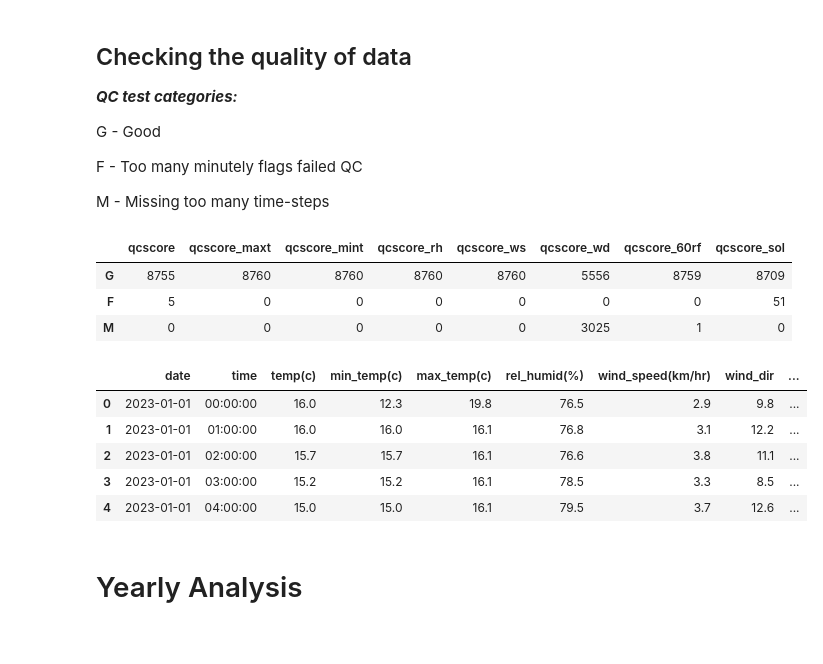
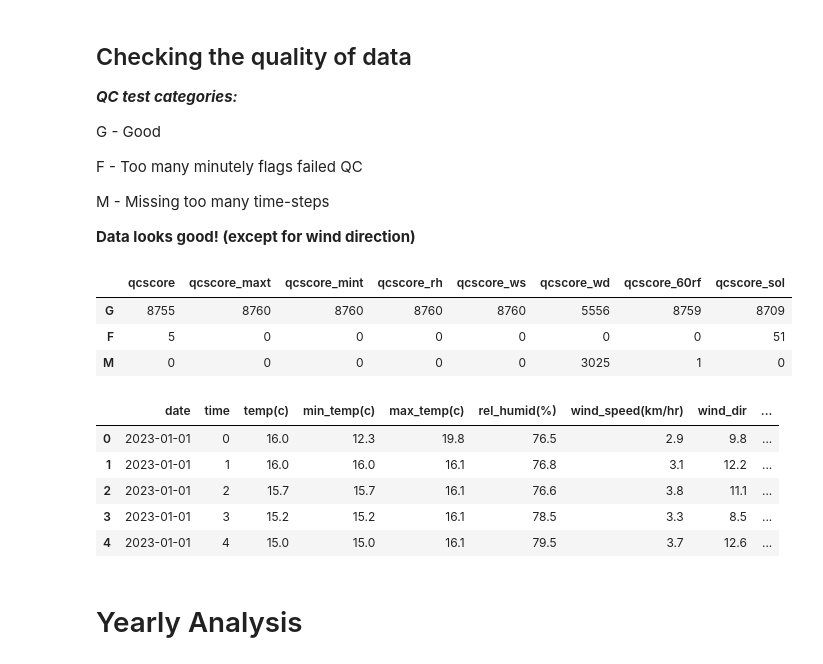
Before and after one commit to marcohl5/ME404_HongKongWeather, a Jupyter notebook: eda.ipynb, the cells around one changed output. Saved outputs shown, nothing was run; the diff lists cells and outputs as text; code cells hidden in the pictures.

```diff
--- a/eda.ipynb
+++ b/eda.ipynb
@@ -8,5 +10,5 @@ import seaborn as sns
 # %%
-df_full = pd.read_csv("processed-data/processed_2023_qc.csv")
+df_full = pd.read_csv("processed-data/2023/processed_2023_qc.csv")
 df_full["date"] = pd.to_datetime(df_full["date"])
 # %% [markdown]
 ## Checking the quality of data
@@ -20,6 +22,9 @@ F - Too many minutely flags failed QC
 
 
 M - Missing too many time-steps
+
+
+**Data looks good! (except for wind direction)**
 # %%
 df_qc = df_full.loc[:, ["date", "time"] + df_full.columns[df_full.columns.str.startswith("qcscore")].tolist()]
 qc_list = [col for col in df_qc.columns if col not in ["date", "time"]]
@@ -34,37 +39,41 @@ qc_list = [col for col in df_qc.columns if col not in ["date", "time"]]
 # %%
 df = df_full[["date",
               "time",
               "Air Temperature in degree C",
               "Minimum Air Temperature in degree C",
               "Maximum Air Temperature in degree C",
               "Relative Humidity in %",
               "Wind Speed in km/hr",
               "Wind Direction",
               "Past 60-Minutes Rainfall in mm",
               "Solar Radiation in W/m^2"]]
 
 df = df.rename(columns={"Air Temperature in degree C": "temp(c)",
                         "Minimum Air Temperature in degree C": "min_temp(c)",
                         "Maximum Air Temperature in degree C": "max_temp(c)",
                         "Relative Humidity in %": "rel_humid(%)",
                         "Wind Speed in km/hr": "wind_speed(km/hr)",
                         "Wind Direction": "wind_dir",
                         "Past 60-Minutes Rainfall in mm": "rainfall(mm)",
                         "Solar Radiation in W/m^2": "sol_rad(W/m^2)"})
 
 df["hour"] = np.arange(df.shape[0])
 
 # Convert wind speed from km/hr to m/s
 df["wind_speed(m/s)"] = df["wind_speed(km/hr)"] * (1000/3600)
 
+# Ensure the time column is numeric and in the correct format
+df["time"] = pd.to_datetime(df["time"], format="%H:%M:%S").dt.hour
+df["time"] = pd.to_numeric(df["time"])
+
 df.head(5)
 # %% [output]
 |  | date | time | temp(c) | min_temp(c) | max_temp(c) | rel_humid(%) | wind_speed(km/hr) | wind_dir | ... |
-| 0 | 2023-01-01 | 00:00:00 | 16.0 | 12.3 | 19.8 | 76.5 | 2.9 | 9.8 | ... |
-| 1 | 2023-01-01 | 01:00:00 | 16.0 | 16.0 | 16.1 | 76.8 | 3.1 | 12.2 | ... |
-| 2 | 2023-01-01 | 02:00:00 | 15.7 | 15.7 | 16.1 | 76.6 | 3.8 | 11.1 | ... |
-| 3 | 2023-01-01 | 03:00:00 | 15.2 | 15.2 | 16.1 | 78.5 | 3.3 | 8.5 | ... |
-| 4 | 2023-01-01 | 04:00:00 | 15.0 | 15.0 | 16.1 | 79.5 | 3.7 | 12.6 | ... |
+| 0 | 2023-01-01 | 0 | 16.0 | 12.3 | 19.8 | 76.5 | 2.9 | 9.8 | ... |
+| 1 | 2023-01-01 | 1 | 16.0 | 16.0 | 16.1 | 76.8 | 3.1 | 12.2 | ... |
+| 2 | 2023-01-01 | 2 | 15.7 | 15.7 | 16.1 | 76.6 | 3.8 | 11.1 | ... |
+| 3 | 2023-01-01 | 3 | 15.2 | 15.2 | 16.1 | 78.5 | 3.3 | 8.5 | ... |
+| 4 | 2023-01-01 | 4 | 15.0 | 15.0 | 16.1 | 79.5 | 3.7 | 12.6 | ... |
 # %% [markdown]
 # Yearly Analysis
 # %%
```
Also changed, not shown: parts of 22 cells of this notebook, 26 other files.
